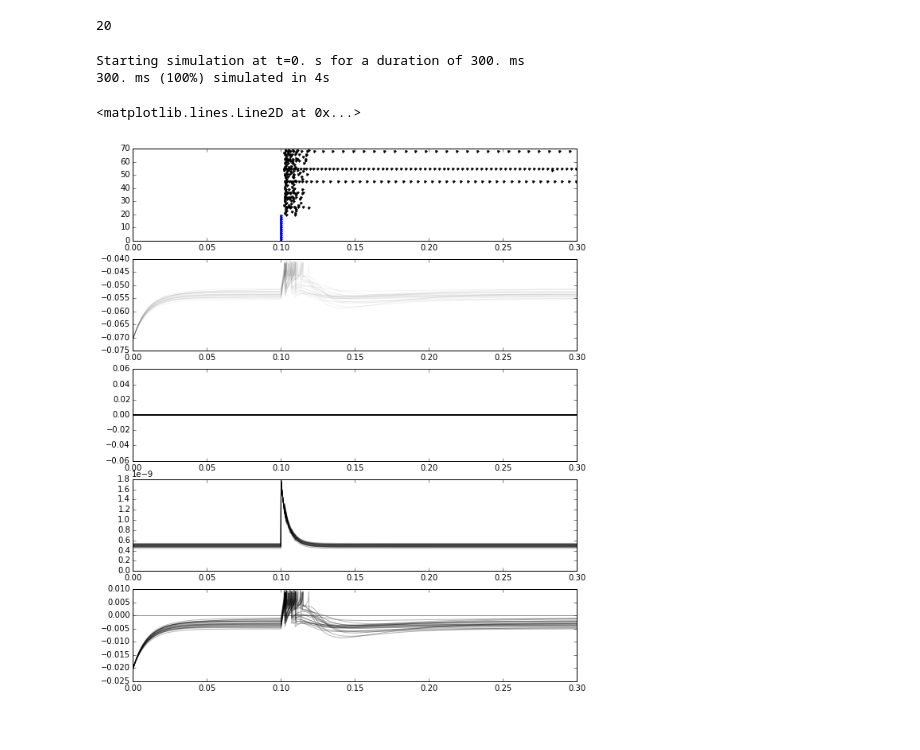
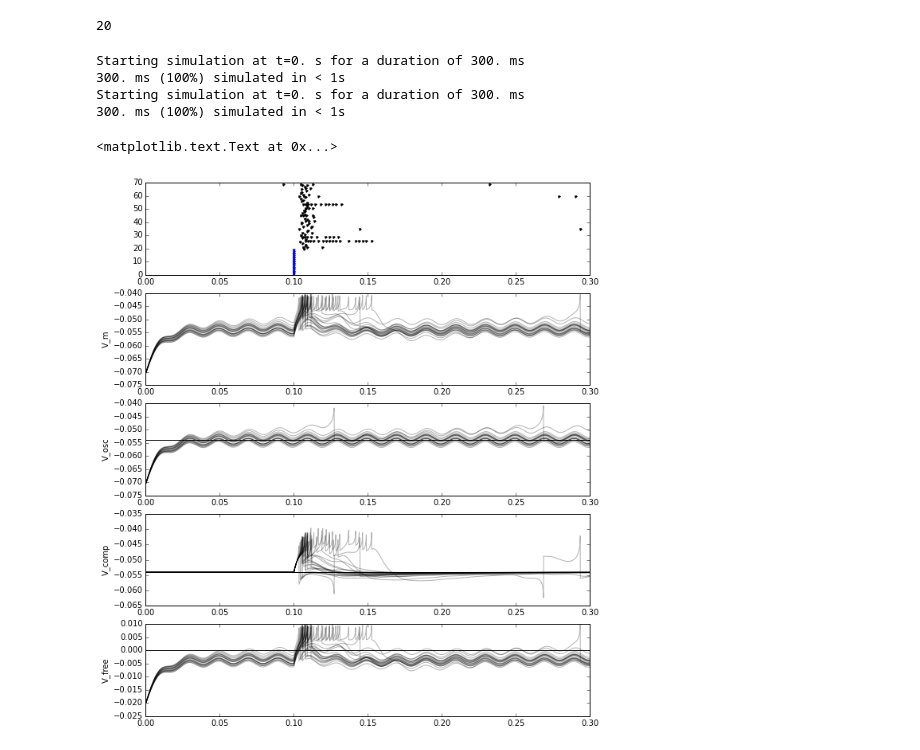
Before and after one commit to parenthetical-e/voltagebudget, a Jupyter notebook: ipynb/adex_testing.ipynb, the cells around one changed output. Saved outputs shown, nothing was run; the diff lists cells and outputs as text; code cells hidden in the pictures.

```diff
--- a/ipynb/adex_testing.ipynb
+++ b/ipynb/adex_testing.ipynb
@@ -21,11 +21,11 @@ times = fsutil.create_times(t, dt)
 20
 # %%
 N = 50
-w_in = 1.2e-9
+w_in = 0.6e-9
 bias = 5e-10
 
 f = 50 # 50
-A = 0e-10
+A = 1e-10
 
 r_b = 0.0
 
@@ -39,34 +39,41 @@ ns_e, ts_e, vs = neurons.adex(t, N,
                              time_step=dt)
 # %% [output]
 Starting simulation at t=0. s for a duration of 300. ms
-300. ms (100%) simulated in 4s
+300. ms (100%) simulated in < 1s
+Starting simulation at t=0. s for a duration of 300. ms
+300. ms (100%) simulated in < 1s
 # %%
 plt.figure(figsize=(10, 12))
 plt.subplot(511)
 plt.plot(ts, ns, '.b')
 plt.plot(ts_e, ns_e + k, '.k')
 plt.xlim(0, .3)
 
 plt.subplot(512)
 for j in range(20):
-    plt.plot(times, vs['vm'][j, :], 'k', alpha=0.05);
+    plt.plot(times, vs['vm'][j, :], 'k', alpha=0.3);
+plt.ylabel("V_m")
 
 plt.subplot(513)
 for j in range(20):
     plt.plot(times, vs['osc'][j, :], 'k', alpha=0.3);
+plt.axhline(-54e-3, color='black')
+plt.ylabel("V_osc")
 
 plt.subplot(514)
 for j in range(20):
     plt.plot(times, vs['comp'][j, :], 'k', alpha=0.3);
-plt.axhline(0.0, color='k', alpha=0.5)
+plt.axhline(-54e-3, color='black')
+plt.ylabel("V_comp")
 
 plt.subplot(515)
 for j in range(20):
     plt.plot(times, vs['free'][j, :], 'k', alpha=0.3);
-plt.axhline(0.0, color='k', alpha=0.5)
+plt.axhline(0, color='black')
+plt.ylabel("V_free")
 # %% [output]
-<matplotlib.lines.Line2D at 0x...>
+<matplotlib.text.Text at 0x...>
-[figure, old version]
+[figure, new version]
 # %%
 plt.figure(figsize=(10, 10))
 for j in range(20):
```
Also changed, not shown: parts of 3 cells of this notebook, 2 other files.
